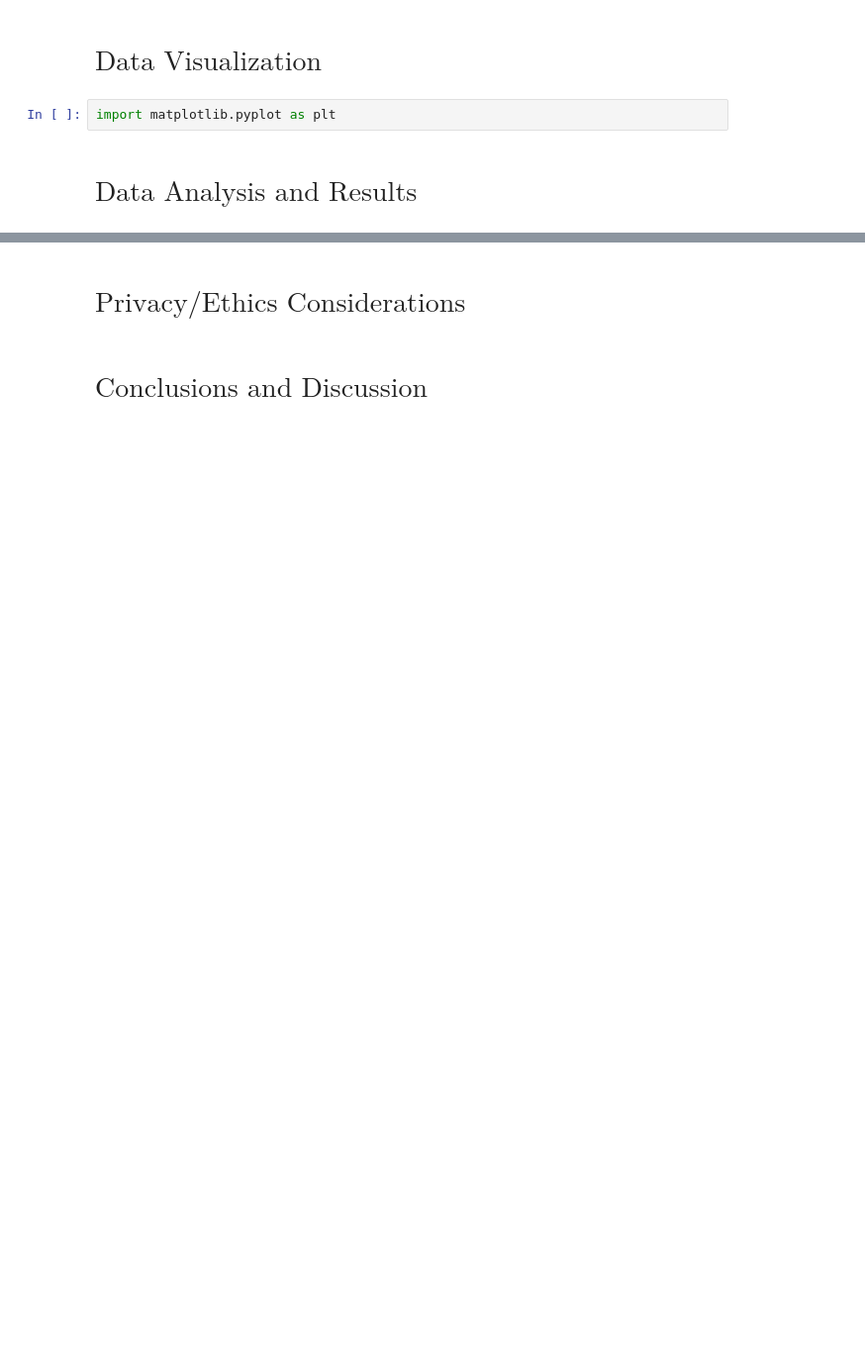
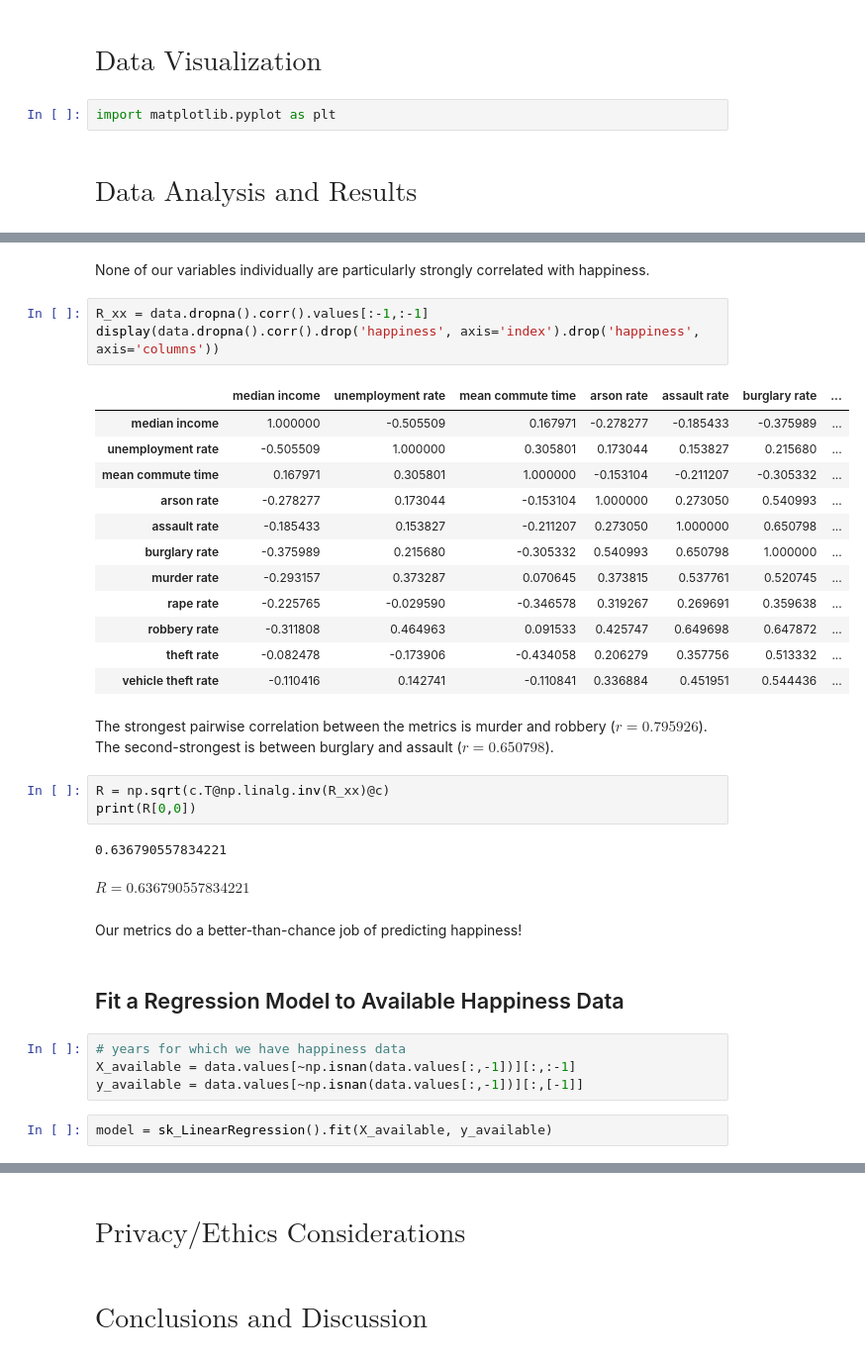
Before and after one commit to IgnacioBecerra/HappiestCity, a Jupyter notebook: FinalProject.ipynb, the cells around one changed output, grey strips where cells are left out. Shown at 99% size. Drawn from its saved outputs; the diff is of its cells as text; blank space fills up the shorter version.

```diff
--- a/FinalProject.ipynb
+++ b/FinalProject.ipynb
@@ -404,0 +448,38 @@ import matplotlib.pyplot as plt
+# %% [markdown]
+None of our variables individually are particularly strongly correlated with happiness.
+# %%
+R_xx = data.dropna().corr().values[:-1,:-1]
+display(data.dropna().corr().drop('happiness', axis='index').drop('happiness', axis='columns'))
+# %% [output]
+|  | median income | unemployment rate | mean commute time | arson rate | assault rate | burglary rate | ... |
+| median income | 1.000000 | -0.505509 | 0.167971 | -0.278277 | -0.185433 | -0.375989 | ... |
+| unemployment rate | -0.505509 | 1.000000 | 0.305801 | 0.173044 | 0.153827 | 0.215680 | ... |
+| mean commute time | 0.167971 | 0.305801 | 1.000000 | -0.153104 | -0.211207 | -0.305332 | ... |
+| arson rate | -0.278277 | 0.173044 | -0.153104 | 1.000000 | 0.273050 | 0.540993 | ... |
+| assault rate | -0.185433 | 0.153827 | -0.211207 | 0.273050 | 1.000000 | 0.650798 | ... |
+| burglary rate | -0.375989 | 0.215680 | -0.305332 | 0.540993 | 0.650798 | 1.000000 | ... |
+| murder rate | -0.293157 | 0.373287 | 0.070645 | 0.373815 | 0.537761 | 0.520745 | ... |
+| rape rate | -0.225765 | -0.029590 | -0.346578 | 0.319267 | 0.269691 | 0.359638 | ... |
+| robbery rate | -0.311808 | 0.464963 | 0.091533 | 0.425747 | 0.649698 | 0.647872 | ... |
+| theft rate | -0.082478 | -0.173906 | -0.434058 | 0.206279 | 0.357756 | 0.513332 | ... |
+| vehicle theft rate | -0.110416 | 0.142741 | -0.110841 | 0.336884 | 0.451951 | 0.544436 | ... |
+# %% [markdown]
+The strongest pairwise correlation between the metrics is murder and robbery ($r=0.795926$).
+The second-strongest is between burglary and assault ($r=0.650798$).
+# %%
+R = np.sqrt(c.T@np.linalg.inv(R_xx)@c)
+print(R[0,0])
+# %% [output]
+0.636790557834221
+# %% [markdown]
+$R=0.636790557834221$
+# %% [markdown]
+Our metrics do a better-than-chance job of predicting happiness!
+# %% [markdown]
+## Fit a Regression Model to Available Happiness Data
+# %%
+# years for which we have happiness data
+X_available = data.values[~np.isnan(data.values[:,-1])][:,:-1]
+y_available = data.values[~np.isnan(data.values[:,-1])][:,[-1]]
+# %%
+model = sk_LinearRegression().fit(X_available, y_available)
```
Also changed, not shown: parts of 30 cells of this notebook.
